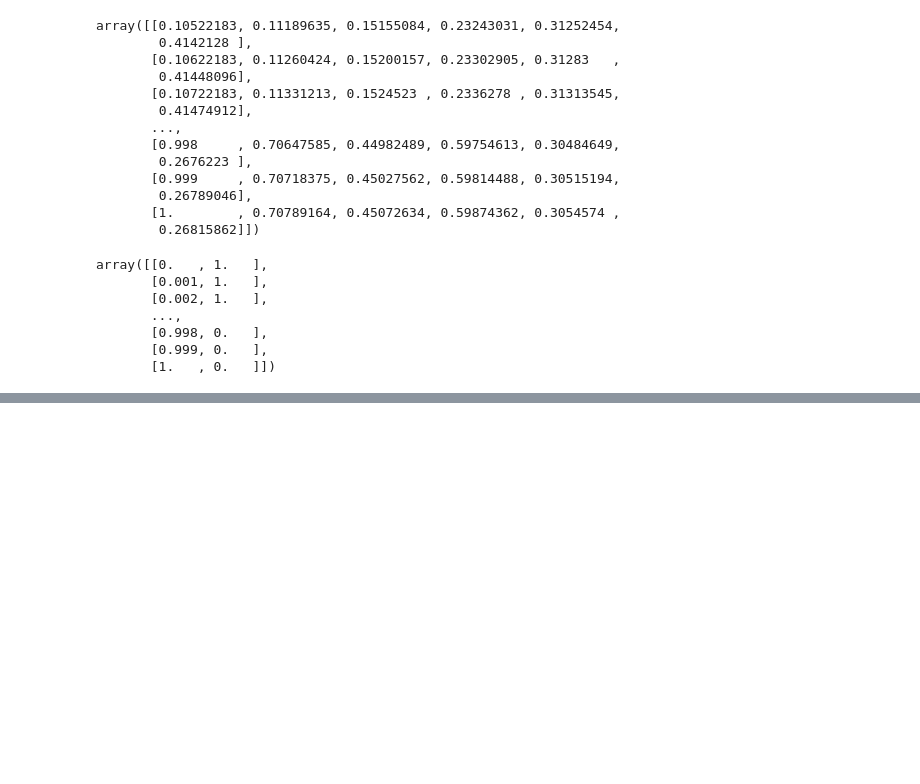
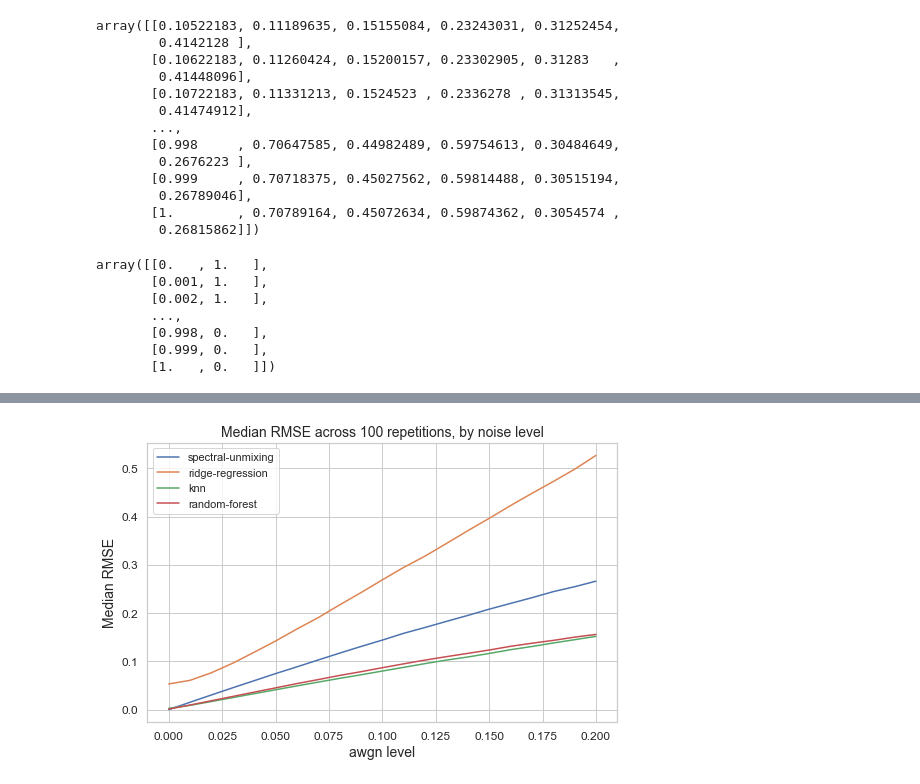
Before and after one commit to kylemjonesislanders/md-anderson, a Jupyter notebook: spectral-unmixing/simulation_experiment.ipynb, the cells around one changed output, grey strips where cells are left out. Cells and saved outputs as stored; diff of their text form; code cells hidden in the pictures; blank space fills up the shorter version.

```diff
--- a/spectral-unmixing/simulation_experiment.ipynb
+++ b/spectral-unmixing/simulation_experiment.ipynb
@@ -979,2 +970,43 @@ table_results
+# %%
+# Plot of table results
+fig, ax = plt.subplots(figsize = (7.5,5))
+
+## Define x
+x = table_results['noise-level'].values
+
+## Plot median for spectral unmixing
+ax.plot(x, table_results['spectral-unmixing'].values,
+        label = "spectral-unmixing")
+
+## Plot median for ridge-regression
+ax.plot(x, table_results['ridge-regression'].values,
+        label = "ridge-regression")
+
+## Plot median for knn
+ax.plot(x, table_results['knn'].values,
+        label = "knn")
+
+## Plot median for random-forest
+ax.plot(x, table_results['random-forest'].values,
+        label = "random-forest")
+
+## Show legend
+ax.legend()
+
+## Additional Formatiing
+ax.set_xlabel("awgn level",
+              fontsize=14)
+ax.set_ylabel("Median RMSE",
+              fontsize=14)
+ax.set_title("Median RMSE across 100 repetitions, by noise level",
+             fontsize=14)
+for tick in ax.xaxis.get_major_ticks():
+    tick.label.set_fontsize(12)
+for tick in ax.yaxis.get_major_ticks():
+    tick.label.set_fontsize(12)
+fig.tight_layout()
+plt.show()
+# %% [output]
+[figure, added]
 # %%
 # Box Plot of result -- without ridge-regression
```
Also changed, not shown: parts of 12 cells of this notebook.
